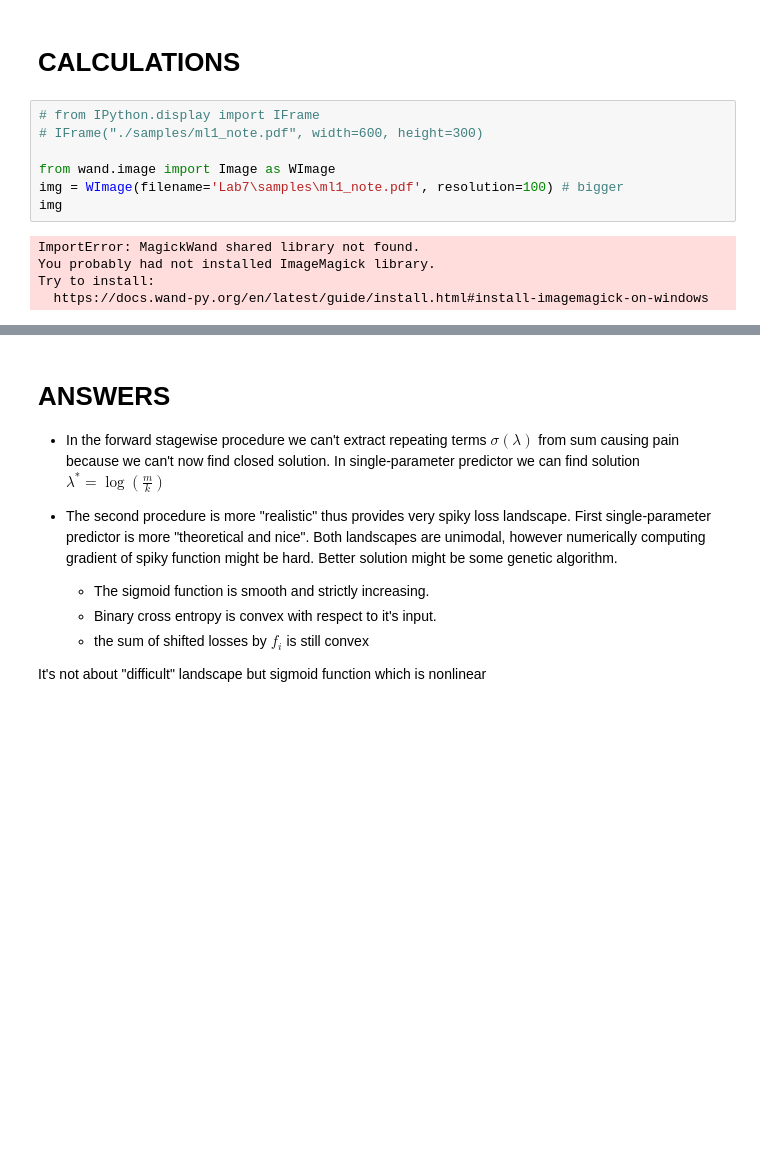
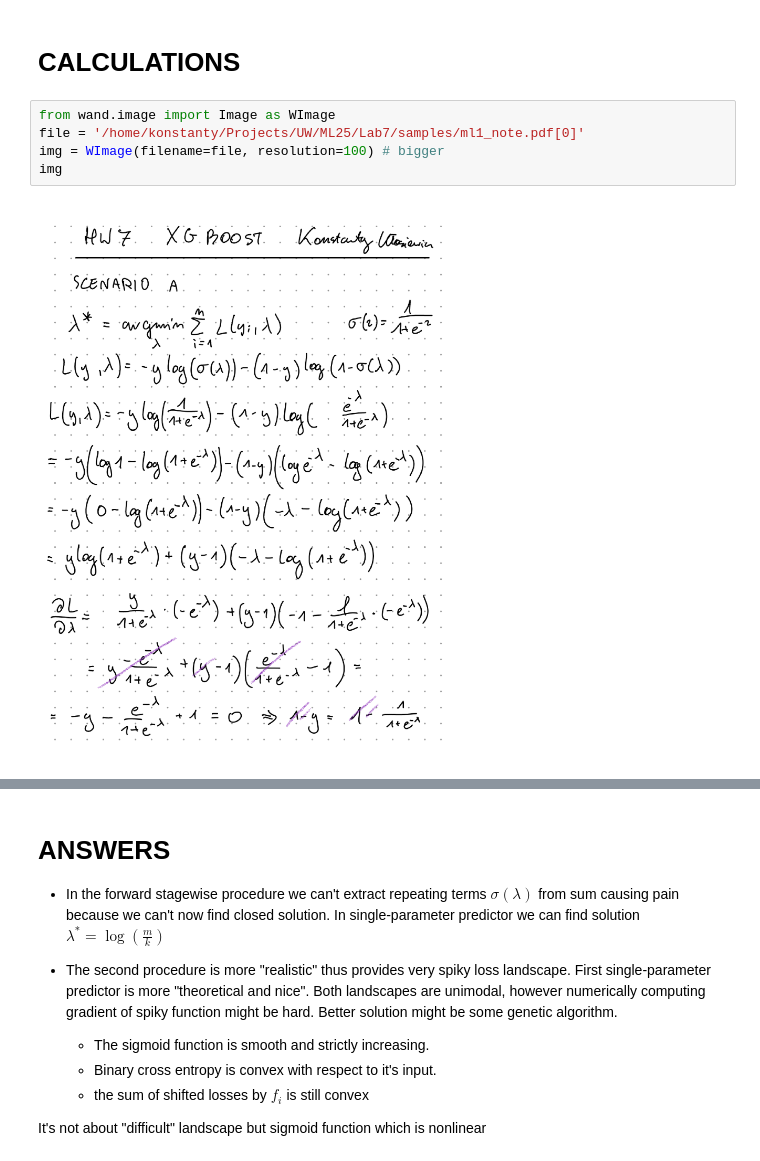
Before and after one commit to Kos261/ML25, a Jupyter notebook: Lab7/HW7.ipynb, the cells around one changed output, grey strips where cells are left out. Saved outputs shown, nothing was run; the diff lists cells and outputs as text; blank space fills up the shorter version.

```diff
--- a/Lab7/HW7.ipynb
+++ b/Lab7/HW7.ipynb
@@ -108,14 +110,9 @@ In this assignment you will answer the following questions:
 # %% [markdown]
 # CALCULATIONS
 # %%
-# from IPython.display import IFrame
-# IFrame("./samples/ml1_note.pdf", width=600, height=300)
-
 from wand.image import Image as WImage
-img = WImage(filename='Lab7\samples\ml1_note.pdf', resolution=100) # bigger
+file = '/home/konstanty/Projects/UW/ML25/Lab7/samples/ml1_note.pdf[0]'
+img = WImage(filename=file, resolution=100) # bigger
 img
 # %% [output]
-ImportError: MagickWand shared library not found.
-You probably had not installed ImageMagick library.
-Try to install:
-  https://docs.wand-py.org/en/latest/guide/install.html#install-imagemagick-on-windows
+[figure, added]
```
Also changed, not shown: parts of 3 cells of this notebook, 1 other file.
